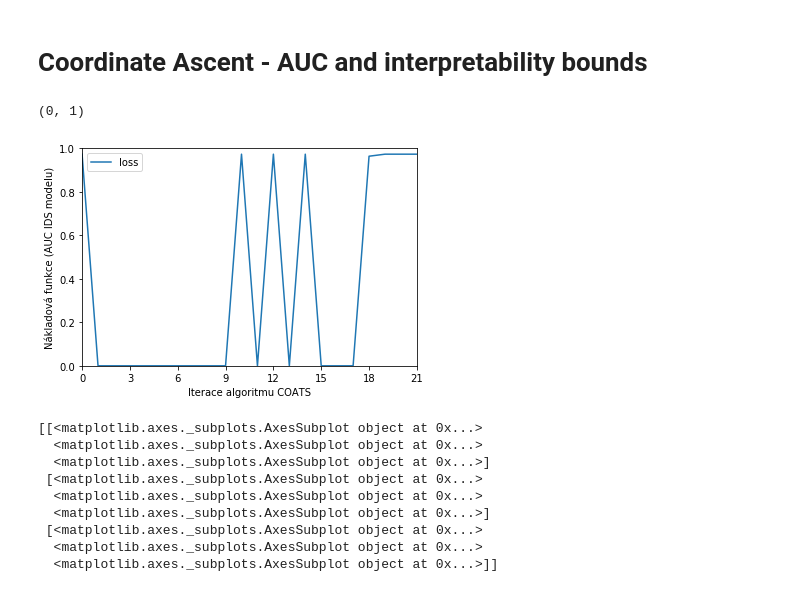
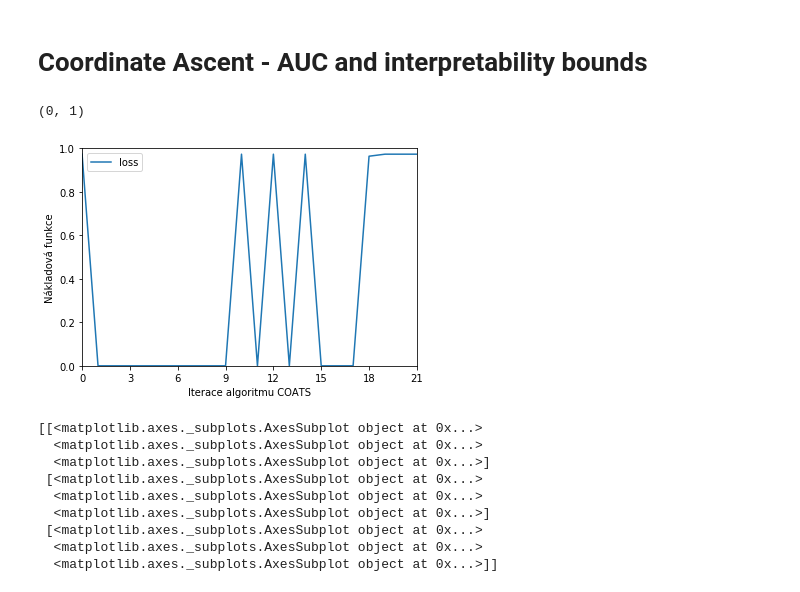
Before and after one commit to jirifilip/pyIDS, a Jupyter notebook: jupyter_notebooks/coordinate_ascent_thesis_investigation.ipynb, the cells around one changed output. Drawn from its saved outputs; the diff is of its cells as text; code cells hidden in the pictures.

```diff
--- a/jupyter_notebooks/coordinate_ascent_thesis_investigation.ipynb
+++ b/jupyter_notebooks/coordinate_ascent_thesis_investigation.ipynb
@@ -71,14 +71,14 @@ coats_df_auc = pd.read_csv("../output_data/coordinate_ascent_run_AUC_interpretab
 # %%
 coats_df_auc.plot("Unnamed: 0", "loss")
 
 plt.xlabel("Iterace algoritmu COATS")
-plt.ylabel("Nákladová funkce (AUC IDS modelu)")
+plt.ylabel("Nákladová funkce")
 plt.xticks(coats_df_auc.index.values)
 plt.locator_params(axis='x', nbins=10)
 plt.ylim(0, 1)
 # %% [output]
 (0, 1)
-[figure, old version]
+[figure, new version]
 # %%
 lambda_data = [ get_dict(x) for x in coats_df_auc_only["current_params"].to_list() ]
 lambda_data_df = pd.DataFrame(lambda_data)
```
Also changed, not shown: parts of 3 cells of this notebook, 1 other file.
